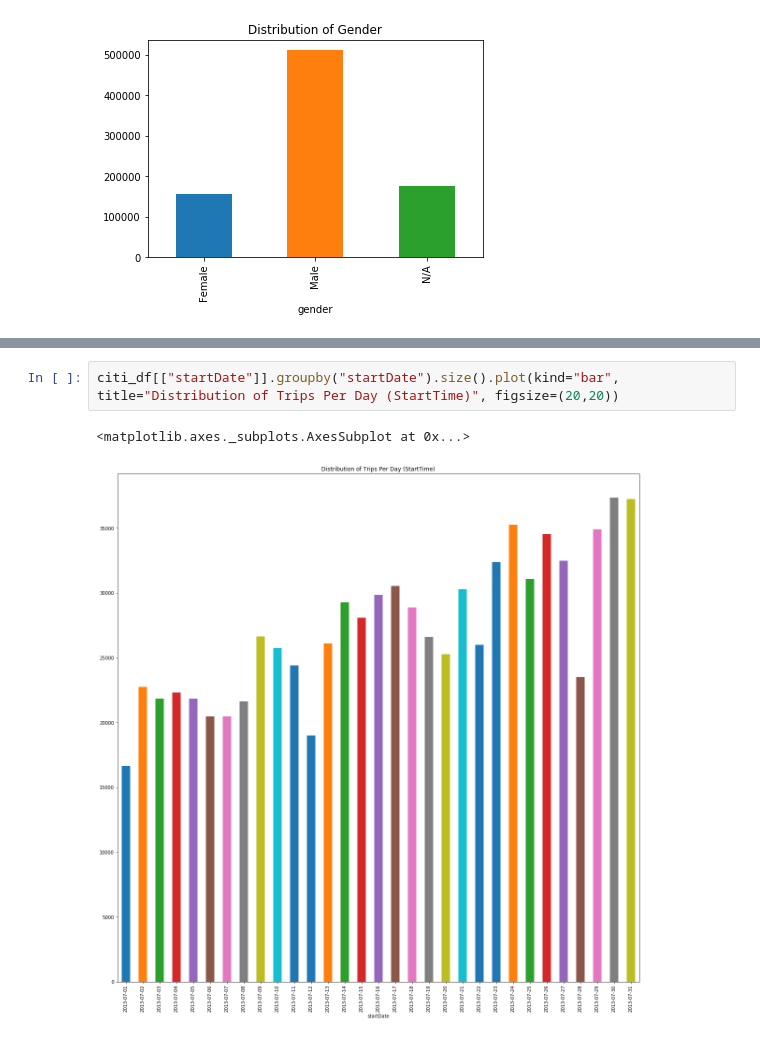
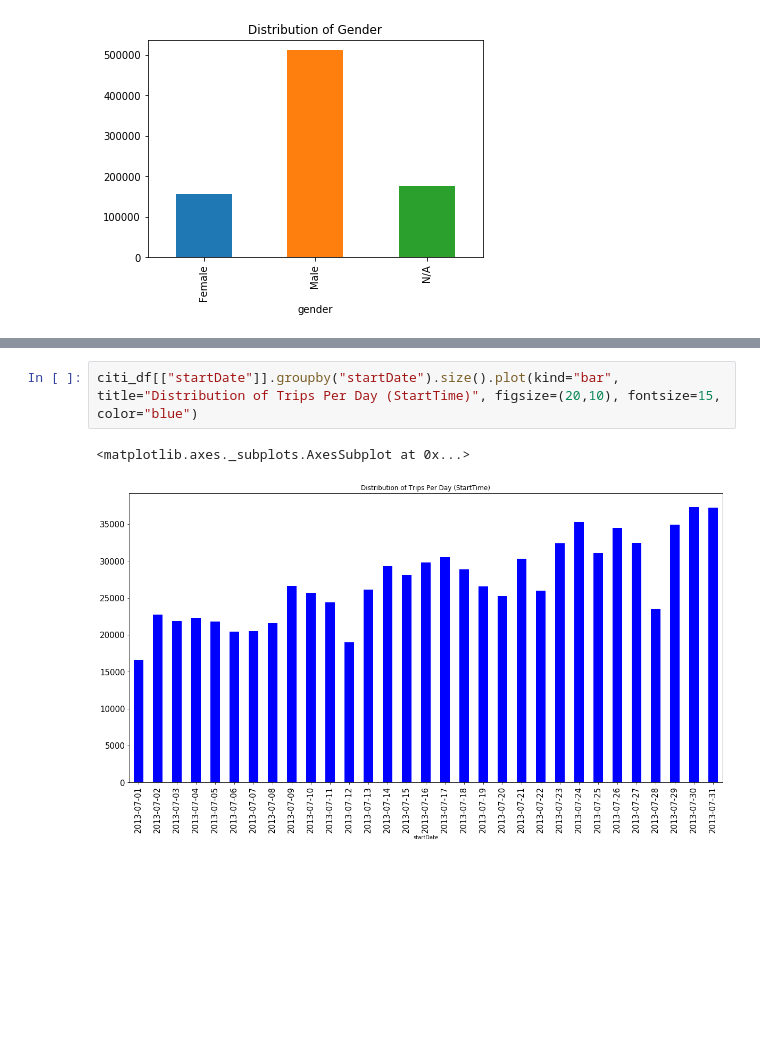
Before and after one commit to Siimon13/CodePlace, a Jupyter notebook: DataSenseMaking/Citi_Bike_Analytics.ipynb, the cells around one changed output, grey strips where cells are left out. Cells and saved outputs as stored; diff of their text form; blank space fills up the shorter version.

```diff
--- a/DataSenseMaking/Citi_Bike_Analytics.ipynb
+++ b/DataSenseMaking/Citi_Bike_Analytics.ipynb
@@ -264,6 +283,6 @@ citi_df[["birth year"]].groupby("birth year").size().plot(kind="bar", title="Dis
 # %%
-citi_df[["startDate"]].groupby("startDate").size().plot(kind="bar", title="Distribution of Trips Per Day (StartTime)", figsize=(20,20))
+citi_df[["startDate"]].groupby("startDate").size().plot(kind="bar", title="Distribution of Trips Per Day (StartTime)", figsize=(20,10), fontsize=15, color="blue")
 # %% [output]
 <matplotlib.axes._subplots.AxesSubplot at 0x...>
-[figure, old version]
+[figure, new version]
 # %%
```
Also changed, not shown: parts of 10 cells of this notebook.
